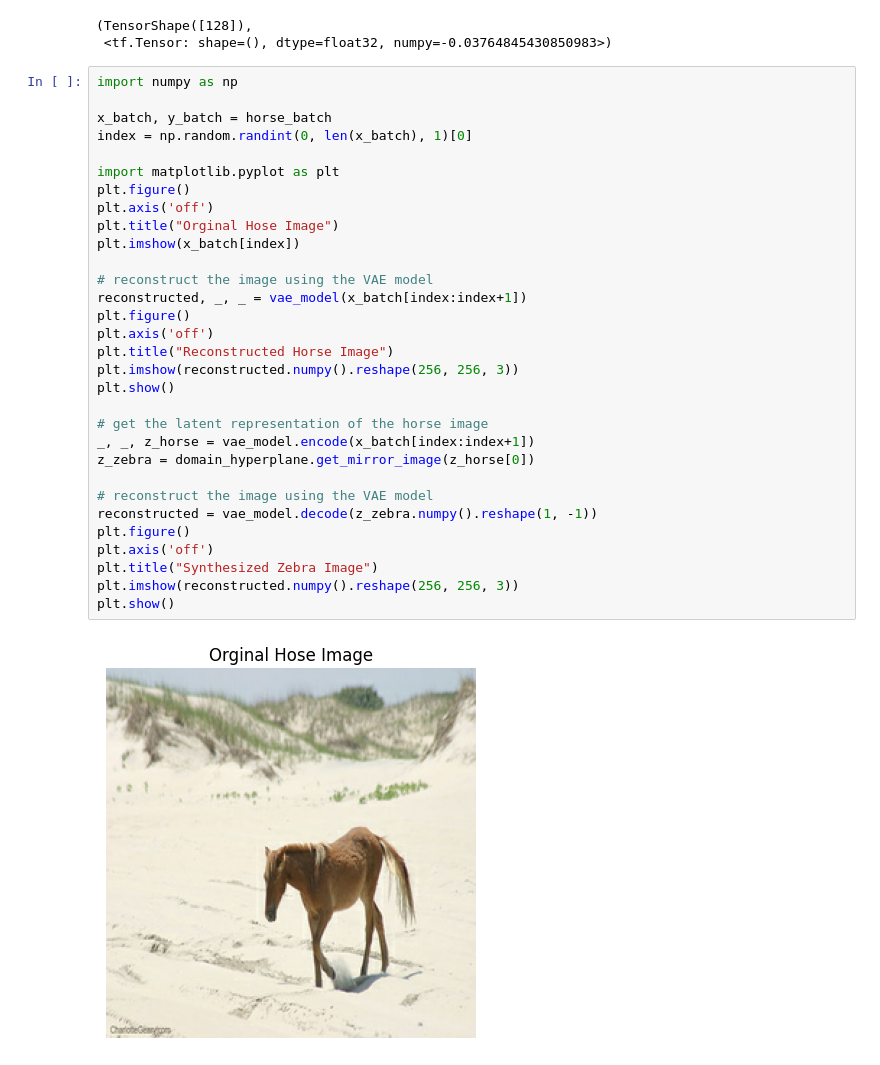
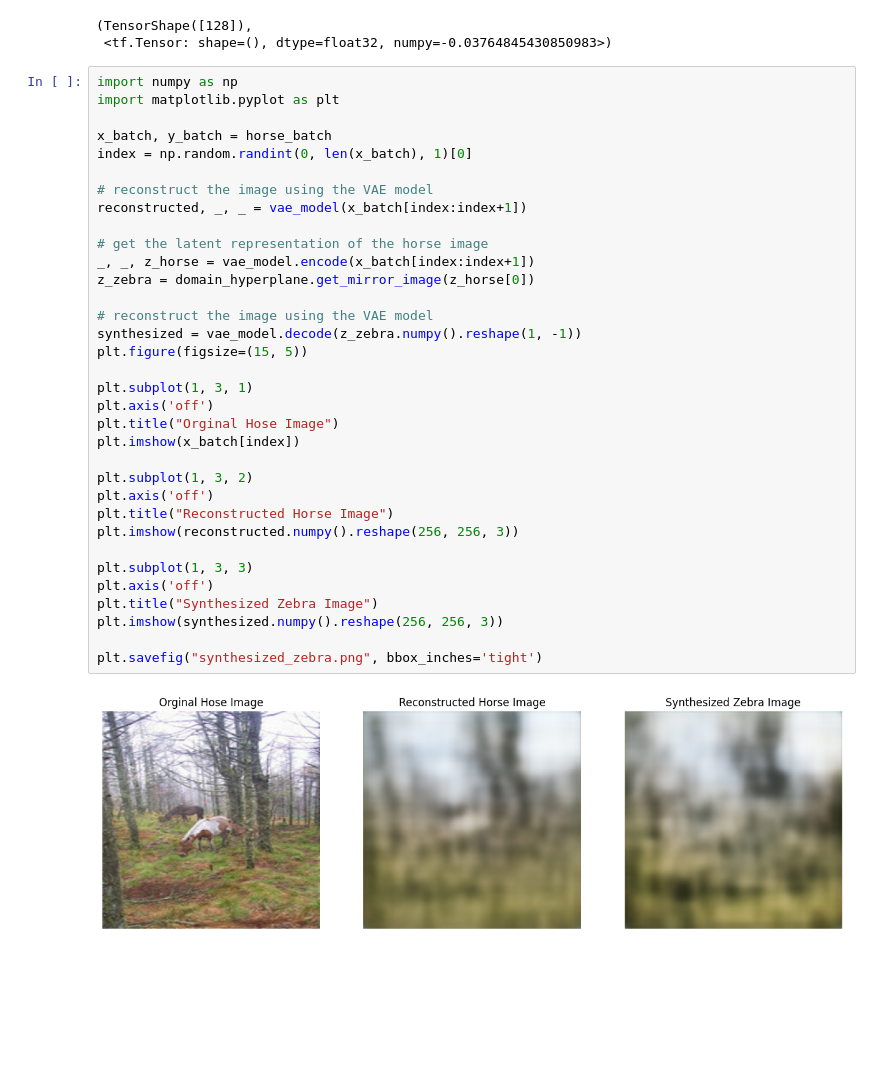
Before and after one commit to kaushithamsilva/horse2zebra, a Jupyter notebook: code/di-vae-analysis.ipynb, the cells around one changed output. Cells and saved outputs as stored; diff of their text form; blank space fills up the shorter version.

Commit message:
synthesize sample script

```diff
--- a/code/di-vae-analysis.ipynb
+++ b/code/di-vae-analysis.ipynb
@@ -78,34 +80,37 @@ w.shape, b
  <tf.Tensor: shape=(), dtype=float32, numpy=-0.03764845430850983>)
 # %%
 import numpy as np
+import matplotlib.pyplot as plt
 
 x_batch, y_batch = horse_batch
 index = np.random.randint(0, len(x_batch), 1)[0]
 
-import matplotlib.pyplot as plt
-plt.figure()
-plt.axis('off')
-plt.title("Orginal Hose Image")
-plt.imshow(x_batch[index])
-
 # reconstruct the image using the VAE model
 reconstructed, _, _ = vae_model(x_batch[index:index+1])
-plt.figure()
-plt.axis('off')
-plt.title("Reconstructed Horse Image")
-plt.imshow(reconstructed.numpy().reshape(256, 256, 3))
-plt.show()
 
 # get the latent representation of the horse image
 _, _, z_horse = vae_model.encode(x_batch[index:index+1])
 z_zebra = domain_hyperplane.get_mirror_image(z_horse[0])
 
 # reconstruct the image using the VAE model
-reconstructed = vae_model.decode(z_zebra.numpy().reshape(1, -1))
-plt.figure()
+synthesized = vae_model.decode(z_zebra.numpy().reshape(1, -1))
+plt.figure(figsize=(15, 5))
+
+plt.subplot(1, 3, 1)
+plt.axis('off')
+plt.title("Orginal Hose Image")
+plt.imshow(x_batch[index])
+
+plt.subplot(1, 3, 2)
+plt.axis('off')
+plt.title("Reconstructed Horse Image")
+plt.imshow(reconstructed.numpy().reshape(256, 256, 3))
+
+plt.subplot(1, 3, 3)
 plt.axis('off')
 plt.title("Synthesized Zebra Image")
-plt.imshow(reconstructed.numpy().reshape(256, 256, 3))
-plt.show()
+plt.imshow(synthesized.numpy().reshape(256, 256, 3))
+
+plt.savefig("synthesized_zebra.png", bbox_inches='tight')
 # %% [output]
-[figure, old version]
+[figure, new version]
```
Also changed, not shown: parts of 3 cells of this notebook, 1 other file.
